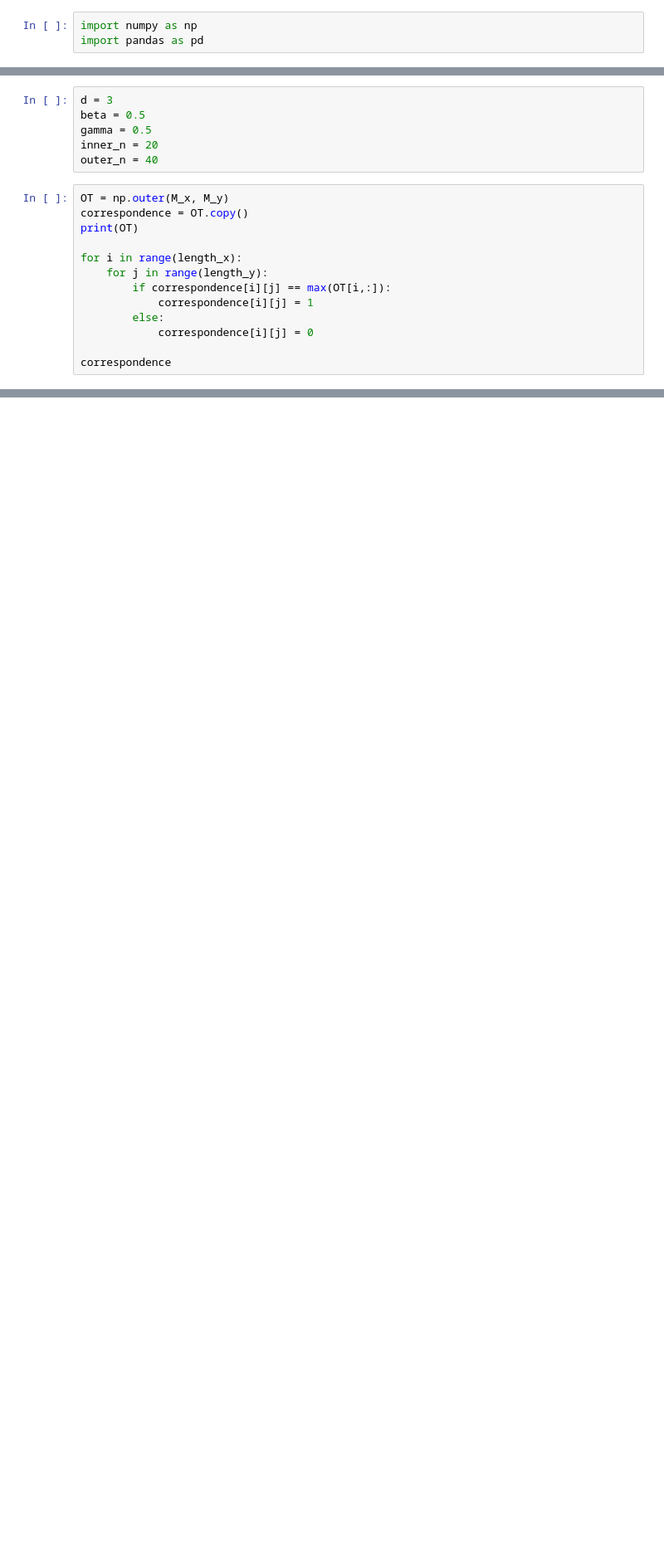
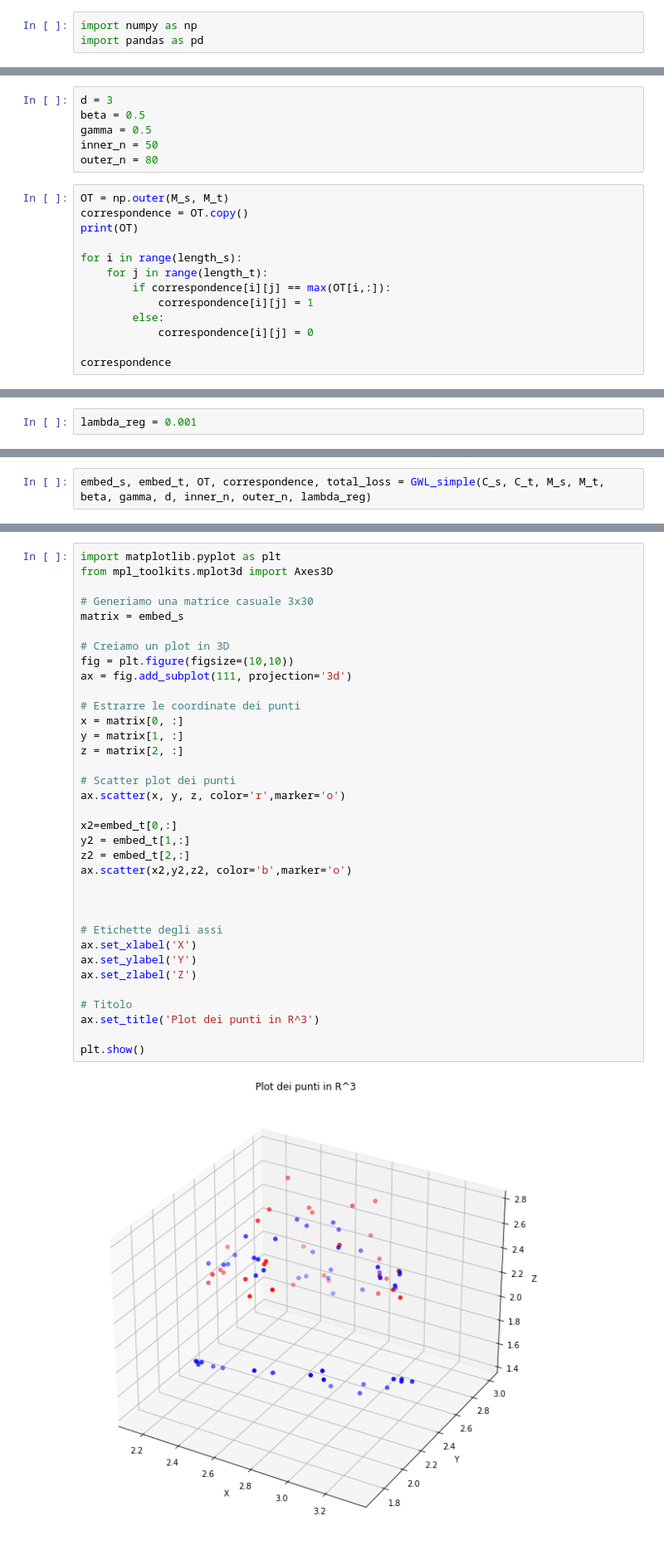
Before and after one commit to FranceGuad2002/Statistical-Machine-Learning-Fall-2024-, a Jupyter notebook: wasserstein.ipynb, the cells around one changed output, grey strips where cells are left out. Shown at 83% size. Drawn from its saved outputs; the diff is of its cells as text; blank space fills up the shorter version.

```diff
--- a/wasserstein.ipynb
+++ b/wasserstein.ipynb
@@ -128,15 +133,15 @@ print(matrix_y)
 d = 3
 beta = 0.5
 gamma = 0.5
-inner_n = 20
-outer_n = 40
+inner_n = 50
+outer_n = 80
 # %%
-OT = np.outer(M_x, M_y)
+OT = np.outer(M_s, M_t)
 correspondence = OT.copy()
 print(OT)
 
-for i in range(length_x):
-    for j in range(length_y):
+for i in range(length_s):
+    for j in range(length_t):
         if correspondence[i][j] == max(OT[i,:]):
             correspondence[i][j] = 1
         else:
@@ -202,0 +166,2 @@ IndentationError: expected an indented block (2759193027.py, line 13)
+# %%
+lambda_reg = 0.001
@@ -202,0 +260,2 @@ IndentationError: expected an indented block (2759193027.py, line 13)
+# %%
+embed_s, embed_t, OT, correspondence, total_loss = GWL_simple(C_s, C_t, M_s, M_t, beta, gamma, d, inner_n, outer_n, lambda_reg)
@@ -202,0 +282,37 @@ IndentationError: expected an indented block (2759193027.py, line 13)
+# %%
+import matplotlib.pyplot as plt
+from mpl_toolkits.mplot3d import Axes3D
+
+# Generiamo una matrice casuale 3x30
+matrix = embed_s
+
+# Creiamo un plot in 3D
+fig = plt.figure(figsize=(10,10))
+ax = fig.add_subplot(111, projection='3d')
+
+# Estrarre le coordinate dei punti
+x = matrix[0, :]
+y = matrix[1, :]
+z = matrix[2, :]
+
+# Scatter plot dei punti
+ax.scatter(x, y, z, color='r',marker='o')
+
+x2=embed_t[0,:]
+y2 = embed_t[1,:]
+z2 = embed_t[2,:]
+ax.scatter(x2,y2,z2, color='b',marker='o')
+
+
+
+# Etichette degli assi
+ax.set_xlabel('X')
+ax.set_ylabel('Y')
+ax.set_zlabel('Z')
+
+# Titolo
+ax.set_title('Plot dei punti in R^3')
+
+plt.show()
+# %% [output]
+[figure, added]
```
Also changed, not shown: parts of 11 cells of this notebook.
